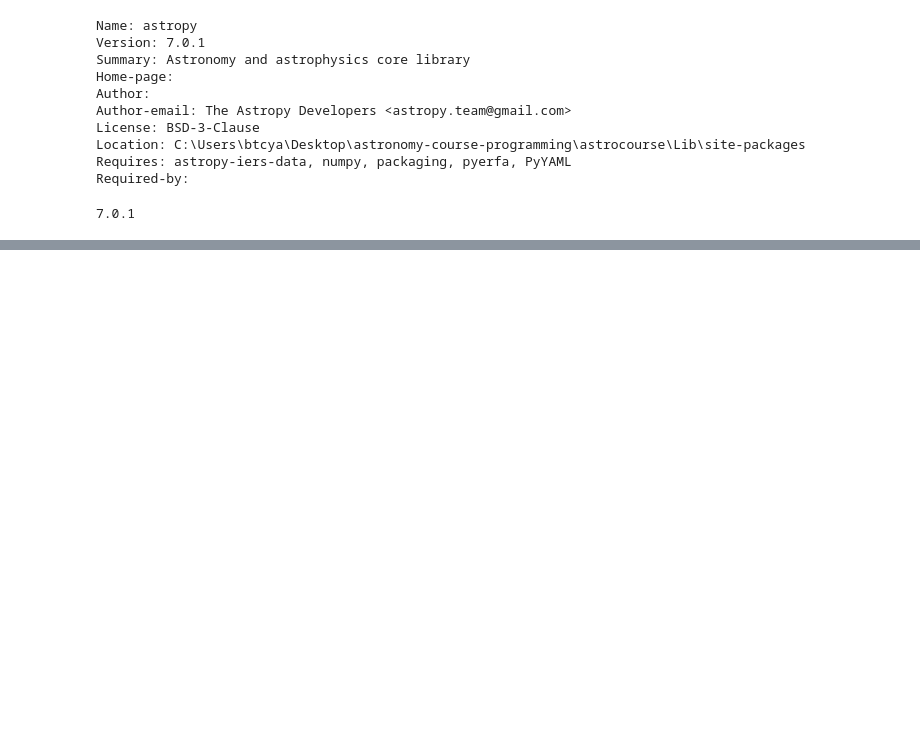
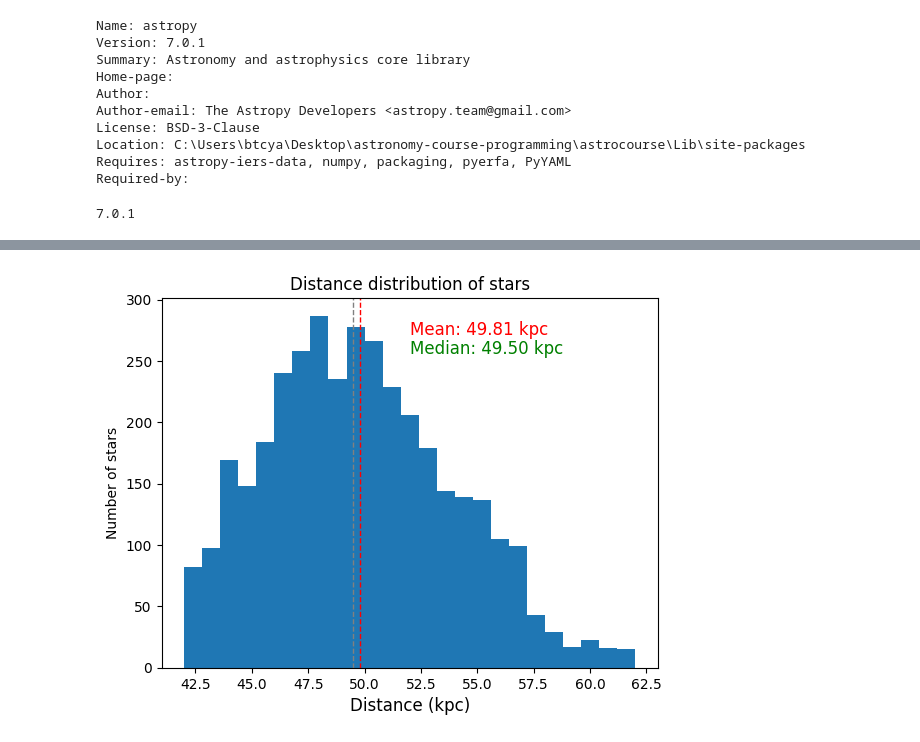
Before and after one commit to Leny73/astronomy-course, a Jupyter notebook: python_su/ex1.ipynb, the cells around one changed output, grey strips where cells are left out. Saved outputs shown, nothing was run; the diff lists cells and outputs as text; code cells hidden in the pictures; blank space fills up the shorter version.

```diff
--- a/python_su/ex1.ipynb
+++ b/python_su/ex1.ipynb
@@ -53,0 +77,18 @@ plt.show()
+# %%
+dist=t['distance_p50']
+plt.figure()
+plt.hist(dist/1000, bins=25)
+plt.xlabel('Distance (kpc)', fontsize=12)
+plt.ylabel('Number of stars')
+plt.title('Distance distribution of stars')
+d_mean = np.mean(dist)
+d_median = np.median(dist)
+d_std = np.std(dist)
+plt.axvline(d_mean/1000, color='r', linestyle='dashed', linewidth=1)
+plt.axvline(d_median/1000, color='gray', linestyle='dashed', linewidth=1)
+plt.text(0.5, 0.9, 'Mean: {:.2f} kpc'.format(d_mean/1000), color='r', fontsize=12, transform=plt.gca().transAxes)
+plt.text(0.5, 0.85, 'Median: {:.2f} kpc'.format(d_median/1000), color='g', fontsize=12, transform=plt.gca().transAxes)
+plt.savefig('lmc_hist_dist.png')
+plt.show()
+# %% [output]
+[figure, added]
```
Also changed, not shown: parts of 3 cells of this notebook, 2 other files.
